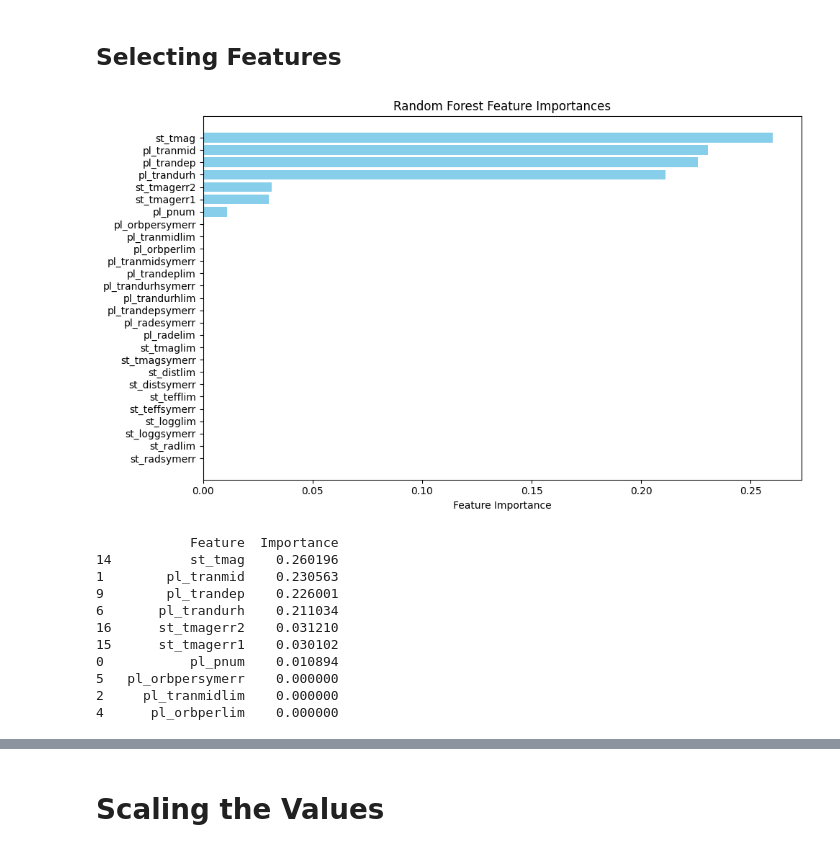
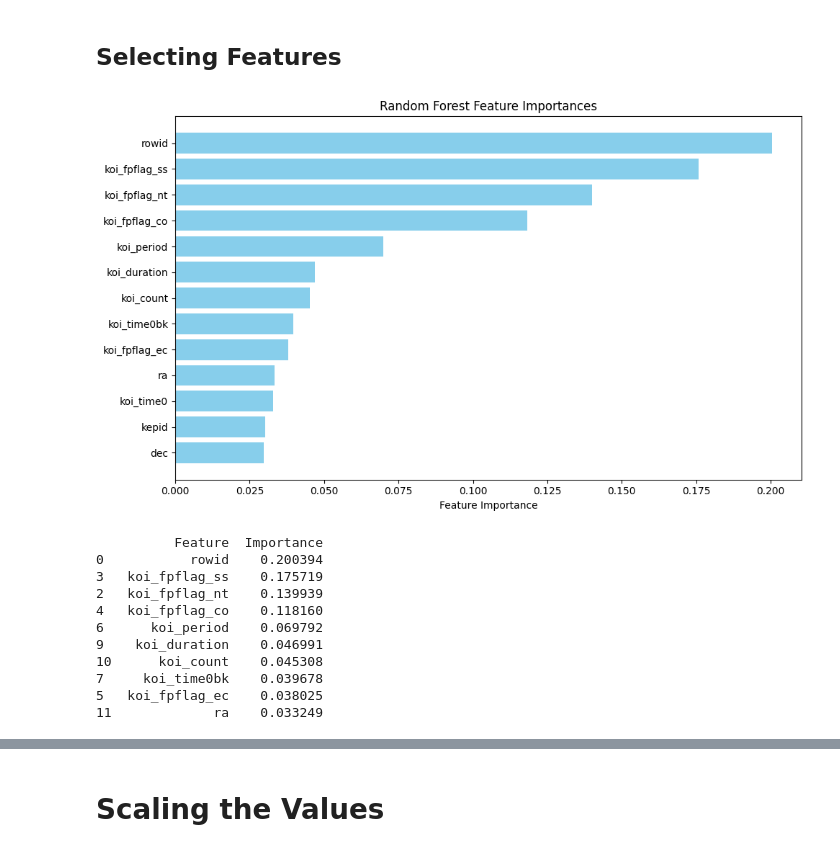
Before and after one commit to TejasVaradaraj/Exoplanet-Classifier, a Jupyter notebook: data.ipynb, the cells around one changed output, grey strips where cells are left out. Cells and saved outputs as stored; diff of their text form; code cells hidden in the pictures.

```diff
--- a/data.ipynb
+++ b/data.ipynb
@@ -2,7 +2,7 @@
 ## Loading the Datasets
 # %%
 import pandas as pd
-df = pd.read_csv("C:\\Users\\aakas\\OneDrive\\Desktop\\Coding\\Exoplanet-Classifier\\NASA_resources\\TOI_2025.10.04_09.06.02.csv")
+df = pd.read_csv("NASA_resources\\cumulative_2025.10.04_09.07.19.csv")
 # %%
 df
 # %% [output]
@@ -37,6 +63,6 @@ Length: 87, dtype: int64
 # %%
 cleaned_columns = [col for col in df.columns if df[col].isnull().sum() == 0]
 print(cleaned_columns)
-cleaned_df = df[cleaned_columns].drop(["toi_created","toi_created"],axis=1)
+cleaned_df = df[cleaned_columns]
 cleaned_df
 # %% [output]
@@ -63,52 +89,49 @@ from sklearn.ensemble import RandomForestClassifier
 from sklearn.model_selection import train_test_split
 import matplotlib.pyplot as plt
 
-# Columns to drop (IDs, timestamps, coordinates, etc)
-drop_cols = ['rowid', 'toi', 'toipfx', 'tid', 'ctoi_alias', 'rowupdate', 'rastr', 'ra', 'decstr', 'dec']
-
-X = cleaned_df.drop(columns=drop_cols + ['tfopwg_disp'])
-y = cleaned_df['tfopwg_disp']
+X = cleaned_df.drop(columns=['koi_pdisposition'])
+y = cleaned_df['koi_disposition']
 # Keep only numeric columns
 X_numeric = X.select_dtypes(include=['number'])
 
 # fill in missing values
 imputer = SimpleImputer(strategy='median')
 X_imputed = pd.DataFrame(imputer.fit_transform(X_numeric), columns=X_numeric.columns)
 
 # Split data
 X_train, X_test, y_train, y_test = train_test_split(X_imputed, y, test_size=0.2, random_state=42)
 
 # model = trandom forest
 model = RandomForestClassifier(random_state=42, n_estimators=100)
 model.fit(X_train, y_train)
 
 # feature importances
 importances = model.feature_importances_
-feat_imp_df = pd.DataFrame({'Feature': X.columns, 'Importance': importances})
+feat_imp_df = pd.DataFrame({'Feature': X_numeric.columns, 'Importance': importances})
 feat_imp_df = feat_imp_df.sort_values(by='Importance', ascending=False)
 
 # plottt
 plt.figure(figsize=(10,6))
 plt.barh(feat_imp_df['Feature'], feat_imp_df['Importance'], color='skyblue')
 plt.gca().invert_yaxis()
 plt.xlabel('Feature Importance')
 plt.title('Random Forest Feature Importances')
 plt.tight_layout()
 plt.show()
 
 # Optionally print top 10 features
 print(feat_imp_df.head(10))
 # %% [output]
-[figure, old version]
+[figure, new version]
-            Feature  Importance
-14          st_tmag    0.260196
-1        pl_tranmid    0.230563
-9        pl_trandep    0.226001
-6       pl_trandurh    0.211034
-16      st_tmagerr2    0.031210
-15      st_tmagerr1    0.030102
-0           pl_pnum    0.010894
-5   pl_orbpersymerr    0.000000
-2     pl_tranmidlim    0.000000
-4      pl_orbperlim    0.000000
+          Feature  Importance
+0           rowid    0.200394
+3   koi_fpflag_ss    0.175719
+2   koi_fpflag_nt    0.139939
+4   koi_fpflag_co    0.118160
+6      koi_period    0.069792
+9    koi_duration    0.046991
+10      koi_count    0.045308
+7     koi_time0bk    0.039678
+5   koi_fpflag_ec    0.038025
+11             ra    0.033249
 # %%
```
Also changed, not shown: parts of 24 cells of this notebook, 1 other file.
